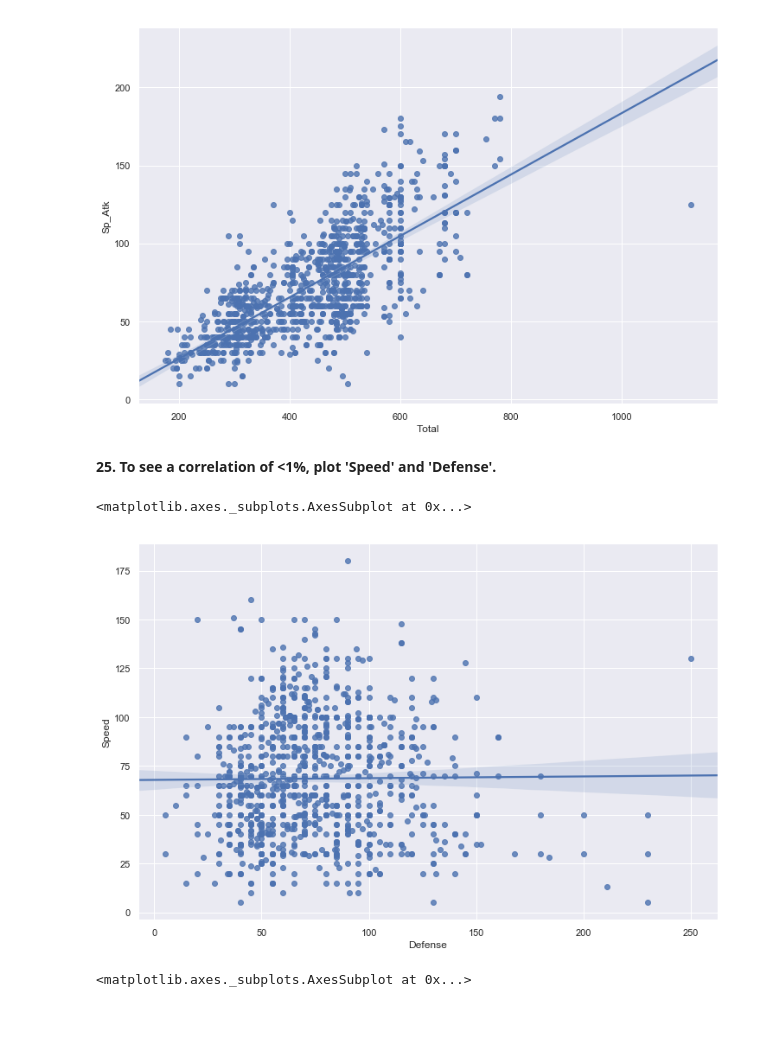
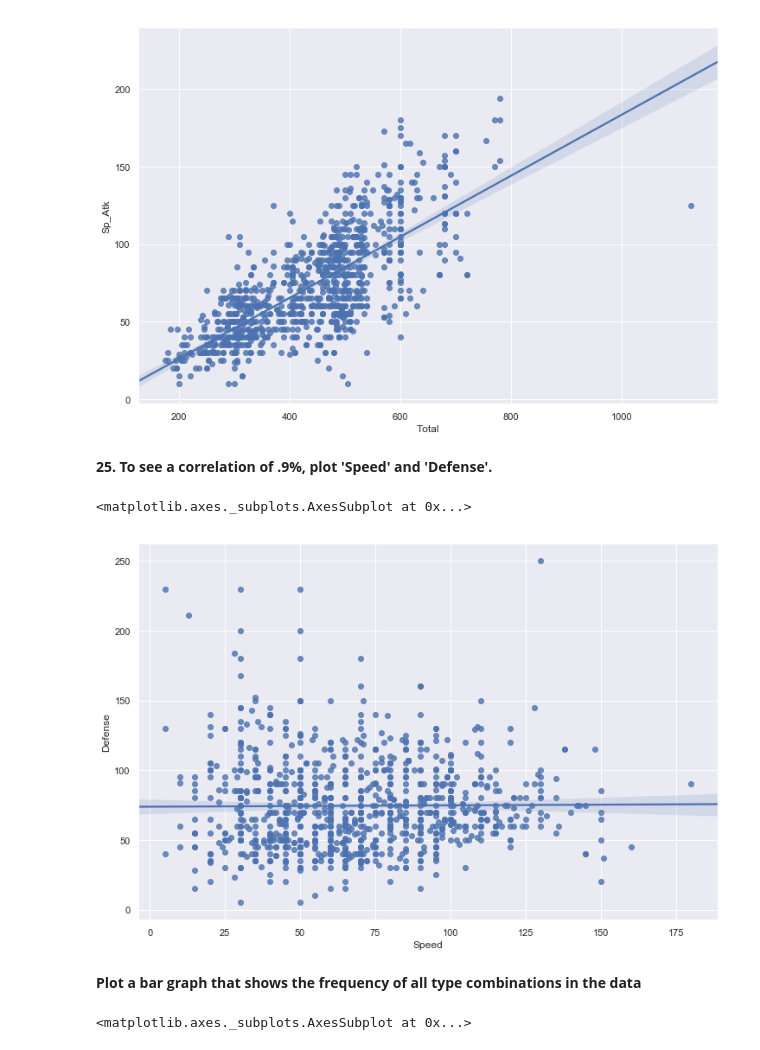
Before and after one commit to iarri/Pokemon-Data, a Jupyter notebook: Webscrape + Analysis of Pokemon Data.ipynb, the cells around one changed output. Drawn from its saved outputs; the diff is of its cells as text; code cells hidden in the pictures; blank space fills up the shorter version.

```diff
--- a/Webscrape + Analysis of Pokemon Data.ipynb
+++ b/Webscrape + Analysis of Pokemon Data.ipynb
@@ -232,3 +271,12 @@ poke_df.head()
+# %%
+poke_df['HP'] = poke_df.HP.astype(int)
+poke_df['Attack'] = poke_df.Attack.astype(int)
+poke_df['Sp_Atk'] = poke_df.Sp_Atk.astype(int)
+poke_df['Defense'] = poke_df.Defense.astype(int)
+poke_df['Sp_Def'] = poke_df.Sp_Def.astype(int)
+poke_df['Speed'] = poke_df.Speed.astype(int)
+poke_df['Total'] = poke_df.Total.astype(int)
+poke_df['Stat_Avg'] = poke_df.Stat_Avg.astype(int)
 # %% [markdown]
 **16. Plot a Histogram that shows the distribution of total pokemon stats including labels.**
 # %%
@@ -400,14 +471,16 @@ sns.regplot(x=temp_poke_df["Total"], y=temp_poke_df["Sp_Atk"])
 <matplotlib.axes._subplots.AxesSubplot at 0x...>
 [figure]
 # %% [markdown]
-**25. To see a correlation of <1%, plot 'Speed' and 'Defense'.**
+**25. To see a correlation of .9%, plot 'Speed' and 'Defense'.**
 # %%
 plt.figure(figsize=(12,8))
 
-sns.regplot(x=temp_poke_df["Defense"], y=temp_poke_df["Speed"])
+sns.regplot(x=poke_df["Speed"], y=poke_df["Defense"])
 # %% [output]
 <matplotlib.axes._subplots.AxesSubplot at 0x...>
-[figure, old version]
+[figure, new version]
+# %% [markdown]
+**Plot a bar graph that shows the frequency of all type combinations in the data**
 # %%
 plt.figure(figsize=(18,9))
 poke_df.Type.value_counts().plot.bar()
```
Also changed, not shown: parts of 39 cells of this notebook.
